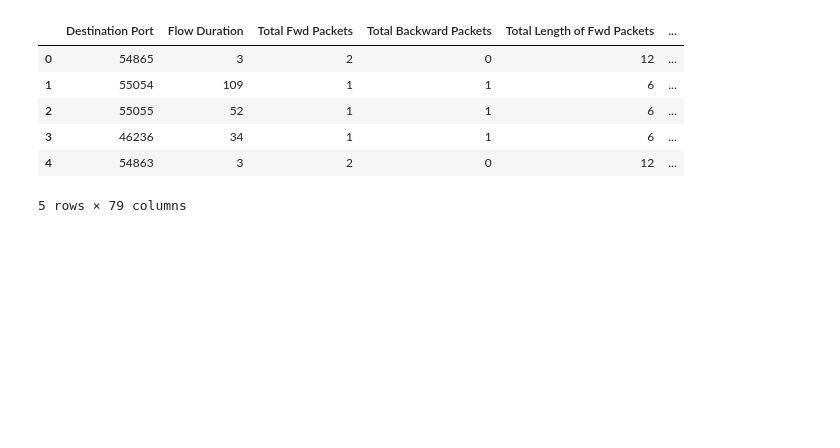
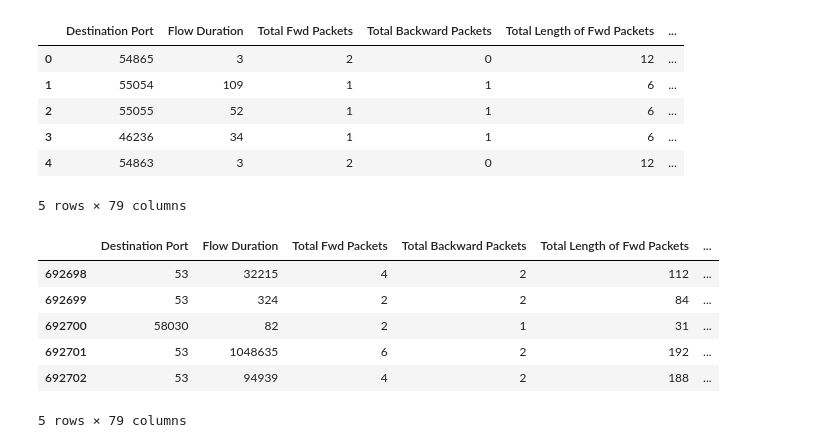
Before and after one commit to Shamiul-693/Intrusion-Detection-System-Using-Machine-Learning-CIC-IDS--2017-dataset-, a Jupyter notebook: Intrusion_Detection_System_Using_Machine_Learning_(CIC_IDS_2017).ipynb, the cells around one changed output. Saved outputs shown, nothing was run; the diff lists cells and outputs as text; code cells hidden in the pictures; blank space fills up the shorter version.

```diff
--- a/Intrusion_Detection_System_Using_Machine_Learning_(CIC_IDS_2017).ipynb
+++ b/Intrusion_Detection_System_Using_Machine_Learning_(CIC_IDS_2017).ipynb
@@ -48,3 +48,13 @@ df.head()
 | 3 | 46236 | 34 | 1 | 1 | 6 | ... |
 | 4 | 54863 | 3 | 2 | 0 | 12 | ... |
 5 rows × 79 columns
+# %%
+df.tail()
+# %% [output]
+|  | Destination Port | Flow Duration | Total Fwd Packets | Total Backward Packets | Total Length of Fwd Packets | ... |
+| 692698 | 53 | 32215 | 4 | 2 | 112 | ... |
+| 692699 | 53 | 324 | 2 | 2 | 84 | ... |
+| 692700 | 58030 | 82 | 2 | 1 | 31 | ... |
+| 692701 | 53 | 1048635 | 6 | 2 | 192 | ... |
+| 692702 | 53 | 94939 | 4 | 2 | 188 | ... |
+5 rows × 79 columns
```
